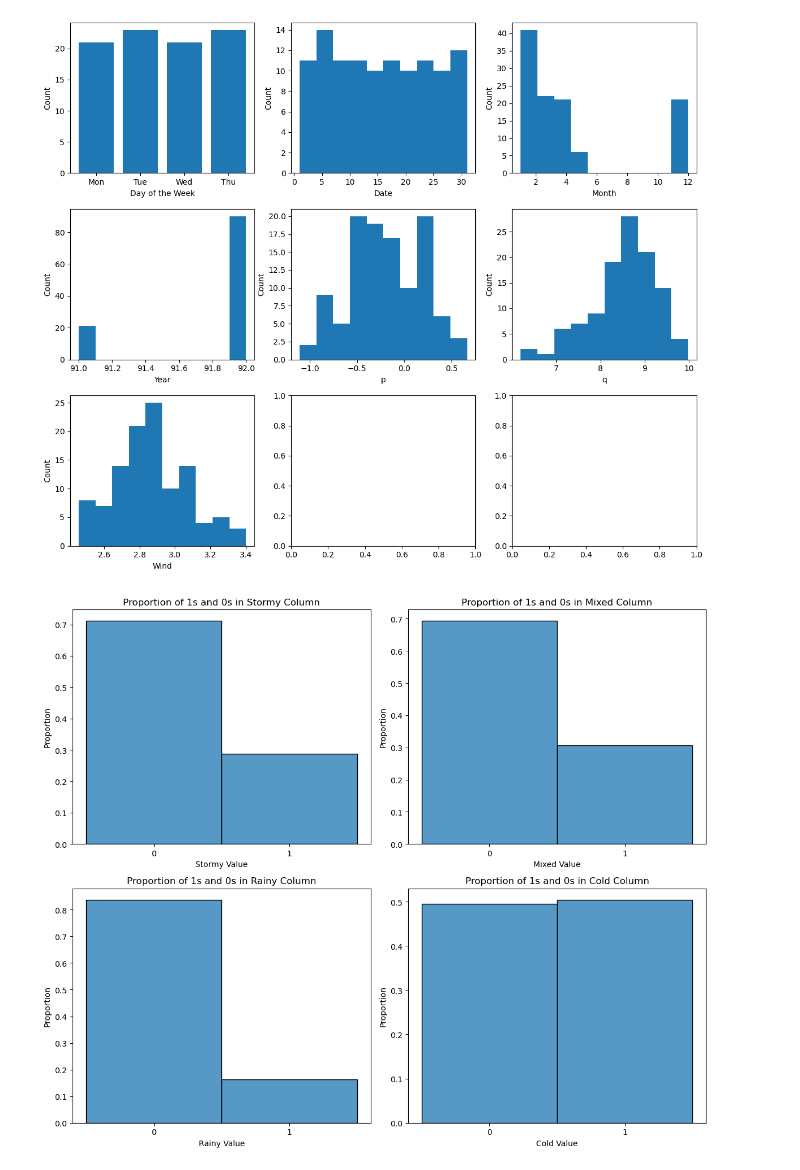
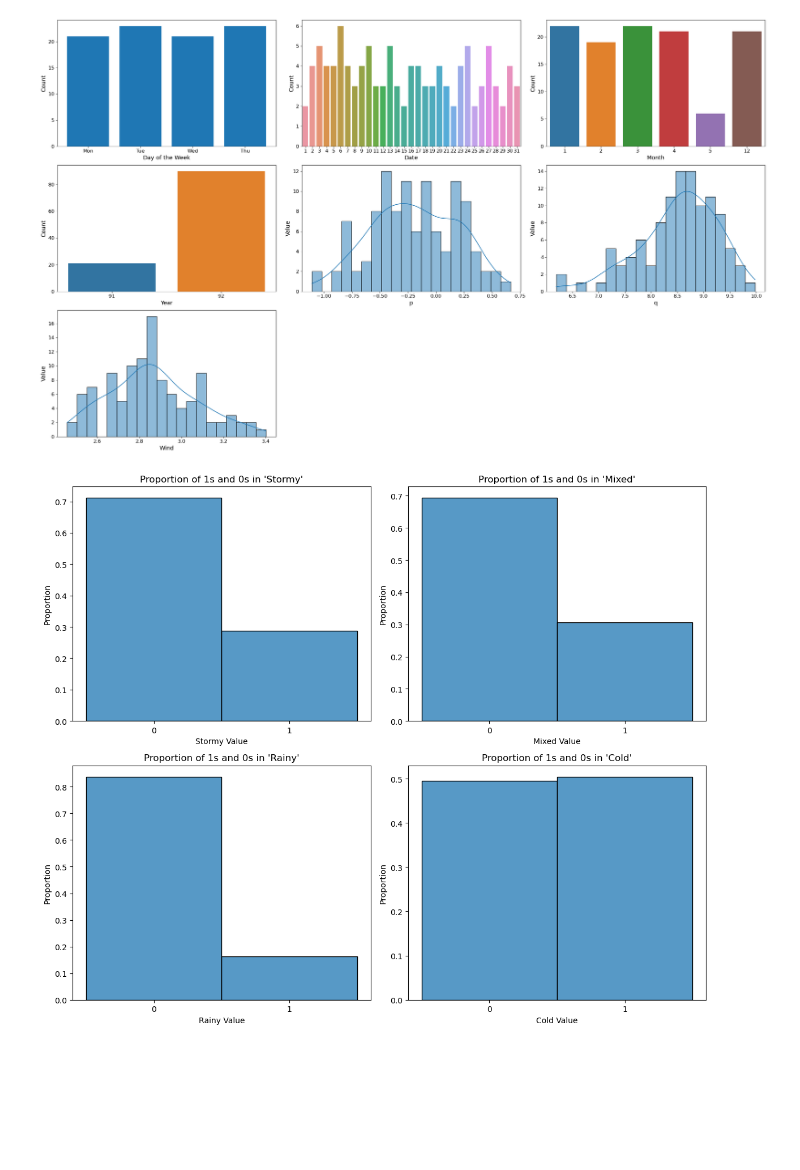
Before and after one commit to mariotey/DBA5101, a Jupyter notebook: Project1/data_explore.ipynb, the cells around one changed output. Saved outputs shown, nothing was run; the diff lists cells and outputs as text; code cells hidden in the pictures; blank space fills up the shorter version.

```diff
--- a/Project1/data_explore.ipynb
+++ b/Project1/data_explore.ipynb
@@ -35,44 +35,64 @@ df.describe()
 # %%
-# Define the columns and titles for visualization
+# Define the columns of interest for visualization
 columns_to_visualize = [
     (["Mon", "Tue", "Wed", "Thu"], 'Day of the Week'),
     ('Date', 'Date'),
     ('Month', 'Month'),
     ('Year', 'Year'),
     ('p', 'p'),
     ('q', 'q'),
     ('Wind', 'Wind')
 ]
 
 # Create Figure with subplots
-fig, axs = plt.subplots(3, 3, figsize=(12, 10))
+fig, axs = plt.subplots(3, 3, figsize=(25, 15))
 
-# Loop through the columns and create subplots
 for (column, xlabel), ax in zip(columns_to_visualize, axs.flat):
+
+    # Create plots for Day of Week
     if isinstance(column, list):
         data = df[column].sum()
         ax.bar(data.index, data.values)
+        ylabel = "Count"
+
+
+    # Create plots for Date, Month and Year
+    elif column != "p" and column != "q" and column != "Wind":
+        sns.countplot(data=df, x=column, ax=ax)
+        ylabel = "Count"
+
+    # Create plots for p, q and Wind
     else:
-        ax.hist(df[column], bins=10)
+        sns.histplot(df[column], bins=20, kde=True, ax=ax)
+        ylabel = "Value"
 
-    ax.set_xlabel(xlabel)
-    ax.set_ylabel('Count')  # Update this line to set the ylabel to 'Count'
+    # Set axis labels
+    ax.set_xlabel(xlabel, fontsize=14)
+    ax.set_ylabel(ylabel, fontsize=14)
+
+    # Set font size for tick labels
+    ax.tick_params(axis='both', labelsize=12)
+
+# Remove empty subplots [2,1] and [2,2]
+fig.delaxes(axs[2, 1])
+fig.delaxes(axs[2, 2])
 
 # Adjust layout
 plt.tight_layout()
 
 # Show the combined figure
 plt.show()
 # %% [output]
-[figure, old version]
+[figure, new version]
 # %%
-# Create a 2x2 grid of subplots
+# Create Figure with subplots
 fig, axs = plt.subplots(2, 2, figsize=(12, 10))
 
 # Calculate and plot the proportion of 1s and 0s for each variable
 variables = ["Stormy", "Mixed", "Rainy", "Cold"]
 
 for i, variable in enumerate(variables):
+
     # Calculate the proportion of 1s and 0s
     proportion = df[variable].value_counts(normalize=True)
 
@@ -81,7 +101,7 @@ for i, variable in enumerate(variables):
 
     axs[i // 2, i % 2].set_xlabel(f"{variable} Value")
     axs[i // 2, i % 2].set_ylabel("Proportion")
-    axs[i // 2, i % 2].set_title(f"Proportion of 1s and 0s in {variable} Column")
+    axs[i // 2, i % 2].set_title(f"Proportion of 1s and 0s in '{variable}'")
     axs[i // 2, i % 2].set_xticks([0, 1])
     axs[i // 2, i % 2].set_xticklabels(["0", "1"])
 
@@ -91,7 +111,7 @@ plt.tight_layout()
 # Show the combined figure
 plt.show()
 # %% [output]
-[figure, old version]
+[figure, new version]
 # %%
 correlation_matrix = df.corr()
 
```
Also changed, not shown: parts of 3 cells of this notebook, 6 other files.
